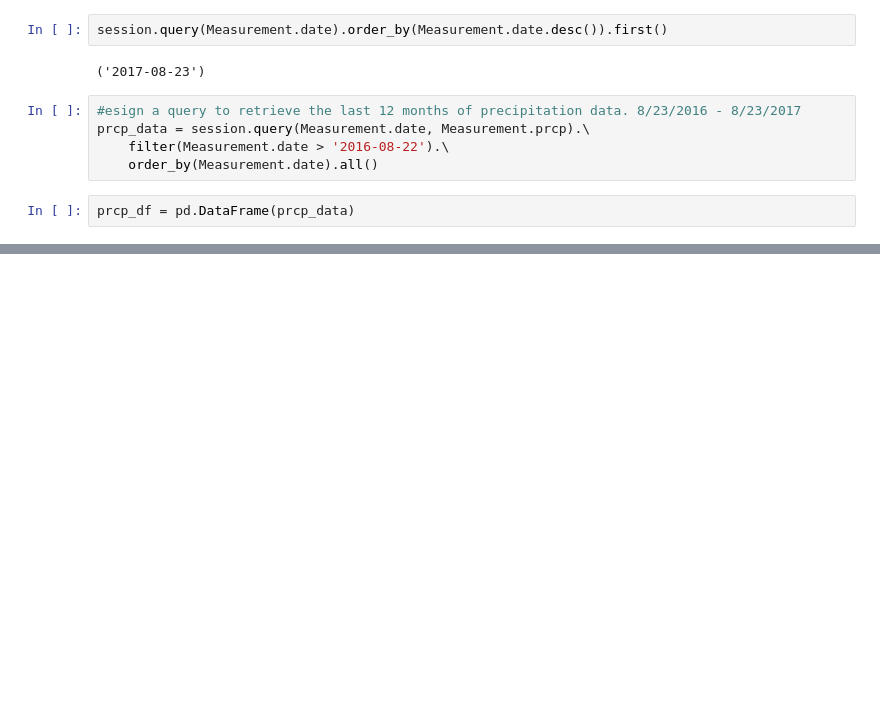
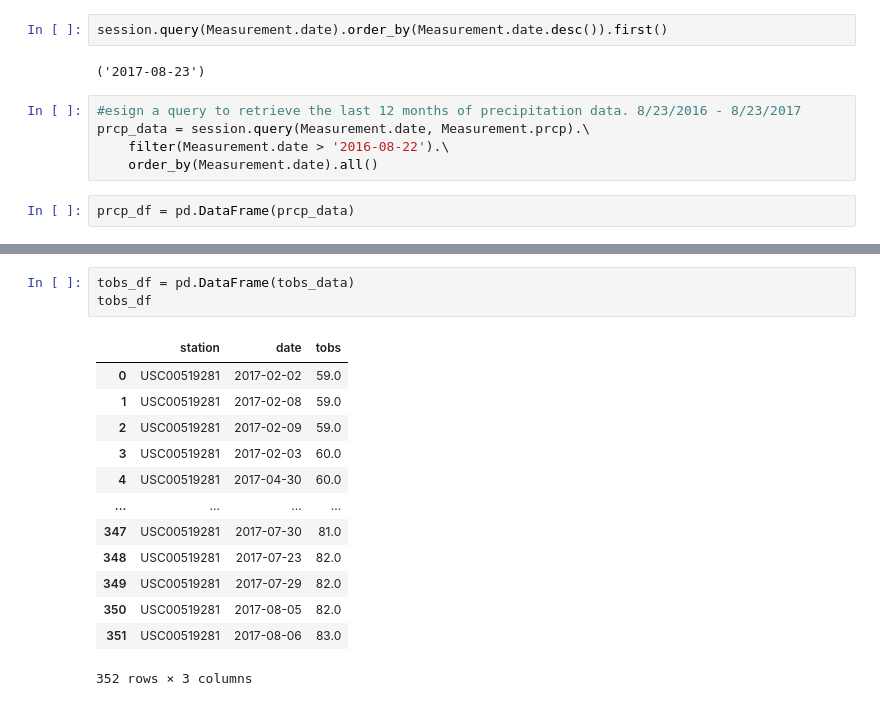
Before and after one commit to jamisonunruh24/sqlalchemy-challenge, a Jupyter notebook: sqlalchemy.ipynb, the cells around one changed output, grey strips where cells are left out. Drawn from its saved outputs; the diff is of its cells as text; blank space fills up the shorter version.

```diff
--- a/sqlalchemy.ipynb
+++ b/sqlalchemy.ipynb
@@ -79,0 +180,17 @@ prcp_df.head(200)
+# %%
+tobs_df = pd.DataFrame(tobs_data)
+tobs_df
+# %% [output]
+|  | station | date | tobs |
+| 0 | USC00519281 | 2017-02-02 | 59.0 |
+| 1 | USC00519281 | 2017-02-08 | 59.0 |
+| 2 | USC00519281 | 2017-02-09 | 59.0 |
+| 3 | USC00519281 | 2017-02-03 | 60.0 |
+| 4 | USC00519281 | 2017-04-30 | 60.0 |
+| ... | ... | ... | ... |
+| 347 | USC00519281 | 2017-07-30 | 81.0 |
+| 348 | USC00519281 | 2017-07-23 | 82.0 |
+| 349 | USC00519281 | 2017-07-29 | 82.0 |
+| 350 | USC00519281 | 2017-08-05 | 82.0 |
+| 351 | USC00519281 | 2017-08-06 | 83.0 |
+352 rows × 3 columns
```
Also changed, not shown: parts of 12 cells of this notebook.
